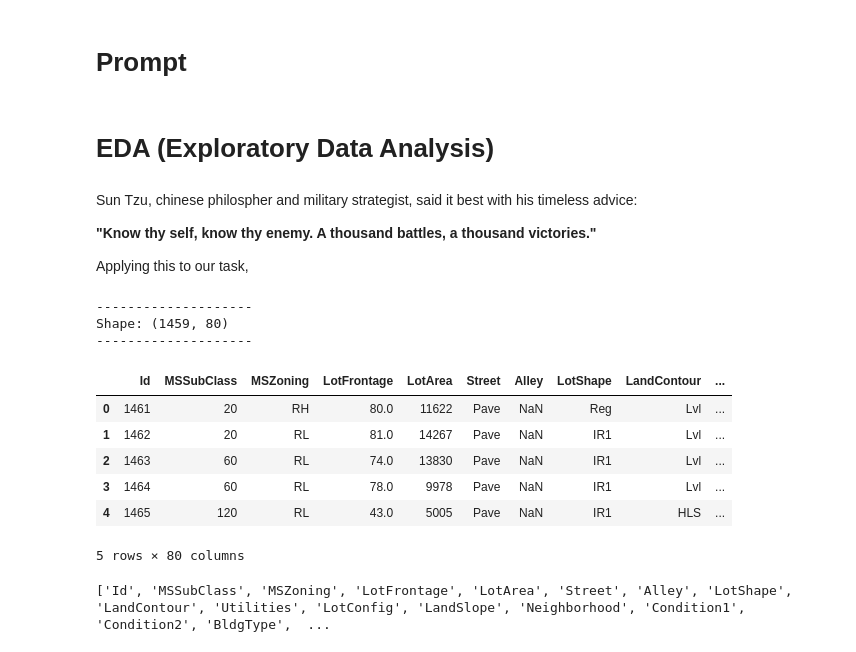
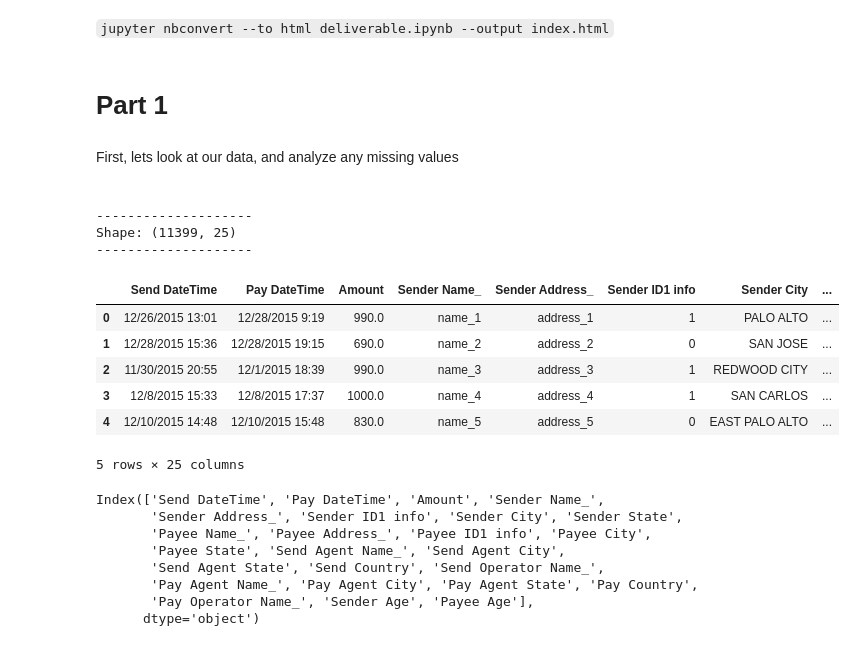
Before and after one commit to koenmatt/peregrine, a Jupyter notebook: deliverable.ipynb, the cells around one changed output. Saved outputs shown, nothing was run; the diff lists cells and outputs as text; code cells hidden in the pictures.

```diff
--- a/deliverable.ipynb
+++ b/deliverable.ipynb
@@ -20,38 +20,46 @@ warnings.filterwarnings('ignore')
+# %% [markdown]
+`jupyter nbconvert --to html deliverable.ipynb --output index.html`
 # %% [markdown]
-# Prompt
+# Part 1
-# %% [markdown]
-# EDA (Exploratory Data Analysis)
+# %% [markdown]
+First, lets look at our data, and analyze any missing values
 # %% [markdown]
-<!-- "Victorious warriors win first and then go to war, while defeated warriors go to war first and then seek to win." - Sun Tzu, author of the Art of War.
+<!-- In "The Art of War", Sun Tzu, chinese philospher and military strategist, says:
+
+**"Know thy self, know thy enemy."**
+
+As a data scientist, what I really think he meant was:
+
+**"Know thy data, know thy confounders."**
  -->
-Sun Tzu, chinese philospher and military strategist, said it best with his timeless advice:
-
-**"Know thy self, know thy enemy. A thousand battles, a thousand victories."**
-
-Applying this to our task,
-
-<!-- The COMMANDER stands for the virtues of wisdom, sincerity, benevolence, courage and strictness.
- -->
 # %%
-FILE_PATH = 'test.csv'
-df = pd.read_csv(FILE_PATH)
+FILE_PATH = 'AML exercise - dataset.xlsx'
+df = pd.read_excel(FILE_PATH)
+df = df.drop(["Unnamed: 0"], axis = 1)
 print("--------------------")
 print(f"Shape: {df.shape}")
 print("--------------------")
 df.head()
 # %% [output]
 --------------------
-Shape: (1459, 80)
+Shape: (11399, 25)
 --------------------
-|  | Id | MSSubClass | MSZoning | LotFrontage | LotArea | Street | Alley | LotShape | LandContour | ... |
-| 0 | 1461 | 20 | RH | 80.0 | 11622 | Pave | NaN | Reg | Lvl | ... |
-| 1 | 1462 | 20 | RL | 81.0 | 14267 | Pave | NaN | IR1 | Lvl | ... |
-| 2 | 1463 | 60 | RL | 74.0 | 13830 | Pave | NaN | IR1 | Lvl | ... |
-| 3 | 1464 | 60 | RL | 78.0 | 9978 | Pave | NaN | IR1 | Lvl | ... |
-| 4 | 1465 | 120 | RL | 43.0 | 5005 | Pave | NaN | IR1 | HLS | ... |
+|  | Send DateTime | Pay DateTime | Amount | Sender Name_ | Sender Address_ | Sender ID1 info | Sender City | ... |
+| 0 | 12/26/2015 13:01 | 12/28/2015 9:19 | 990.0 | name_1 | address_1 | 1 | PALO ALTO | ... |
+| 1 | 12/28/2015 15:36 | 12/28/2015 19:15 | 690.0 | name_2 | address_2 | 0 | SAN JOSE | ... |
+| 2 | 11/30/2015 20:55 | 12/1/2015 18:39 | 990.0 | name_3 | address_3 | 1 | REDWOOD CITY | ... |
+| 3 | 12/8/2015 15:33 | 12/8/2015 17:37 | 1000.0 | name_4 | address_4 | 1 | SAN CARLOS | ... |
+| 4 | 12/10/2015 14:48 | 12/10/2015 15:48 | 830.0 | name_5 | address_5 | 0 | EAST PALO ALTO | ... |
-5 rows × 80 columns
+5 rows × 25 columns
-# %%
-print(list(df.columns))
-# %% [output]
-['Id', 'MSSubClass', 'MSZoning', 'LotFrontage', 'LotArea', 'Street', 'Alley', 'LotShape', 'LandContour', 'Utilities', 'LotConfig', 'LandSlope', 'Neighborhood', 'Condition1', 'Condition2', 'BldgType',  ...
+# %%
+df.columns
+# %% [output]
+Index(['Send DateTime', 'Pay DateTime', 'Amount', 'Sender Name_',
+       'Sender Address_', 'Sender ID1 info', 'Sender City', 'Sender State',
+       'Payee Name_', 'Payee Address_', 'Payee ID1 info', 'Payee City',
+       'Payee State', 'Send Agent Name_', 'Send Agent City',
+       'Send Agent State', 'Send Country', 'Send Operator Name_',
+       'Pay Agent Name_', 'Pay Agent City', 'Pay Agent State', 'Pay Country',
+       'Pay Operator Name_', 'Sender Age', 'Payee Age'],
+      dtype='object')
 # %%
```
Also changed, not shown: parts of 83 cells of this notebook, 1 other file.
